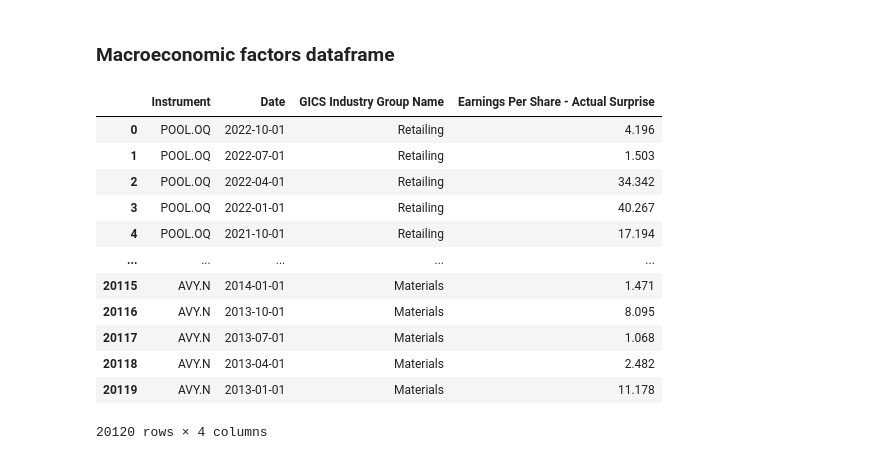
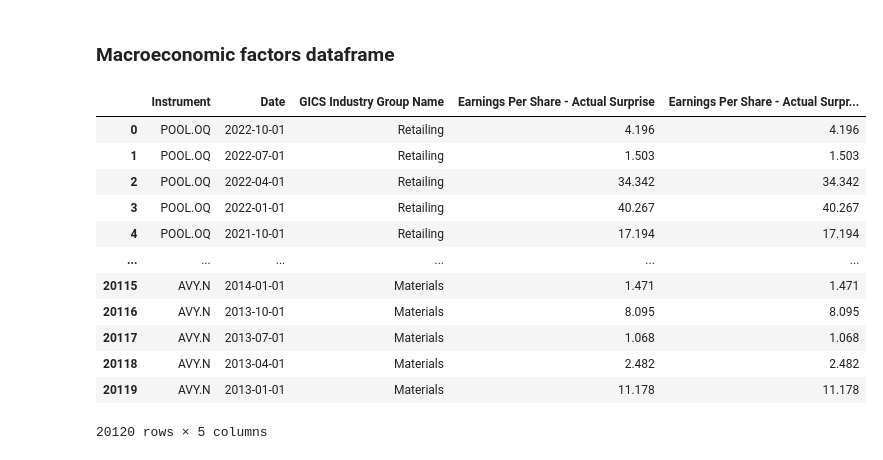
Before and after one commit to yummypugs/GSFM_AnalystForecasts, a Jupyter notebook: 1.1_data_timeseries.ipynb, the cells around one changed output. Drawn from its saved outputs; the diff is of its cells as text; code cells hidden in the pictures.

Commit message:
recreated the absolue values, now just call them from the dataframe directly to use them.

```diff
--- a/1.1_data_timeseries.ipynb
+++ b/1.1_data_timeseries.ipynb
@@ -6,7 +6,7 @@ import plotly.express as px
 # %% [markdown]
 ## Whole Dataframe
 # %%
-df = pd.read_csv("Dataframes/economic_story_abs.csv")
+df = pd.read_csv("Dataframes/economic_story.csv")
 df
 #df.isna().sum()
 # %% [output]
@@ -100,22 +100,22 @@ analysts.to_csv("Dataframes/analysts.csv", index=False)
 # %% [markdown]
 ### Macroeconomic factors dataframe
 # %%
-macro = df.loc[:, ["Instrument", "Date","GICS Industry Group Name", "Earnings Per Share - Actual Surprise"]]
+macro = df.loc[:, ["Instrument", "Date","GICS Industry Group Name", "Earnings Per Share - Actual Surprise", "Earnings Per Share - Actual Surprise AbsVals"]]
 macro
 # %% [output]
-|  | Instrument | Date | GICS Industry Group Name | Earnings Per Share - Actual Surprise |
-| 0 | POOL.OQ | 2022-10-01 | Retailing | 4.196 |
-| 1 | POOL.OQ | 2022-07-01 | Retailing | 1.503 |
-| 2 | POOL.OQ | 2022-04-01 | Retailing | 34.342 |
-| 3 | POOL.OQ | 2022-01-01 | Retailing | 40.267 |
-| 4 | POOL.OQ | 2021-10-01 | Retailing | 17.194 |
-| ... | ... | ... | ... | ... |
-| 20115 | AVY.N | 2014-01-01 | Materials | 1.471 |
-| 20116 | AVY.N | 2013-10-01 | Materials | 8.095 |
-| 20117 | AVY.N | 2013-07-01 | Materials | 1.068 |
-| 20118 | AVY.N | 2013-04-01 | Materials | 2.482 |
-| 20119 | AVY.N | 2013-01-01 | Materials | 11.178 |
+|  | Instrument | Date | GICS Industry Group Name | Earnings Per Share - Actual Surprise | Earnings Per Share - Actual Surpr... |
+| 0 | POOL.OQ | 2022-10-01 | Retailing | 4.196 | 4.196 |
+| 1 | POOL.OQ | 2022-07-01 | Retailing | 1.503 | 1.503 |
+| 2 | POOL.OQ | 2022-04-01 | Retailing | 34.342 | 34.342 |
+| 3 | POOL.OQ | 2022-01-01 | Retailing | 40.267 | 40.267 |
+| 4 | POOL.OQ | 2021-10-01 | Retailing | 17.194 | 17.194 |
+| ... | ... | ... | ... | ... | ... |
+| 20115 | AVY.N | 2014-01-01 | Materials | 1.471 | 1.471 |
+| 20116 | AVY.N | 2013-10-01 | Materials | 8.095 | 8.095 |
+| 20117 | AVY.N | 2013-07-01 | Materials | 1.068 | 1.068 |
+| 20118 | AVY.N | 2013-04-01 | Materials | 2.482 | 2.482 |
+| 20119 | AVY.N | 2013-01-01 | Materials | 11.178 | 11.178 |
-20120 rows × 4 columns
+20120 rows × 5 columns
 # %%
 macro.to_csv("Dataframes/macro.csv", index=False)
 # %%
```
Also changed, not shown: parts of 4 cells of this notebook, 7 other files.
